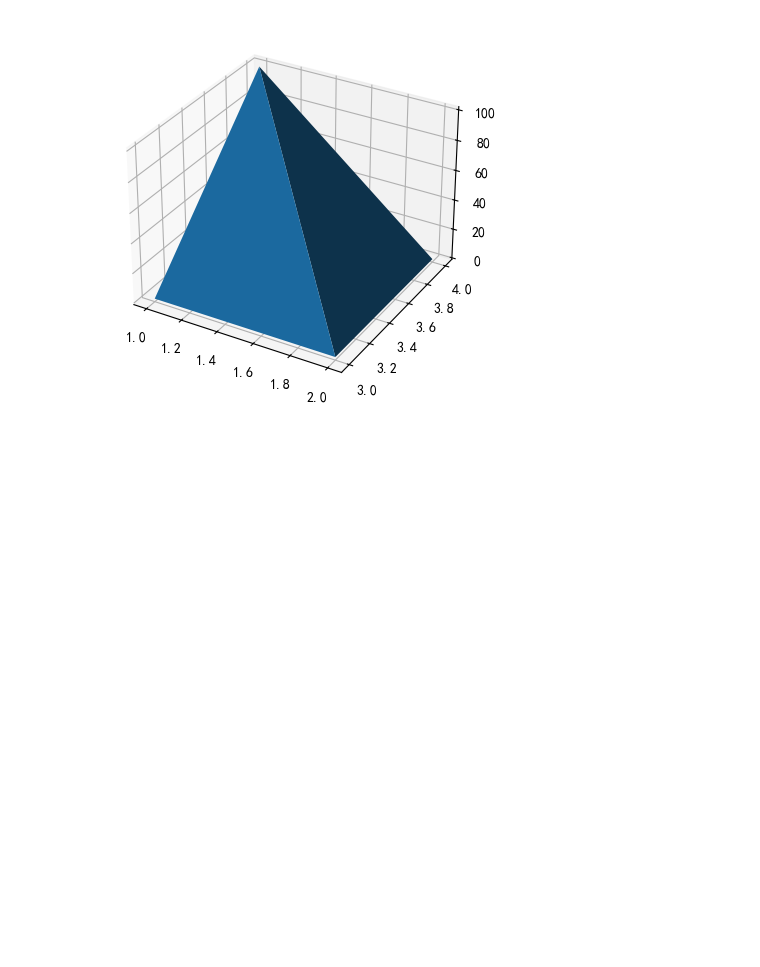
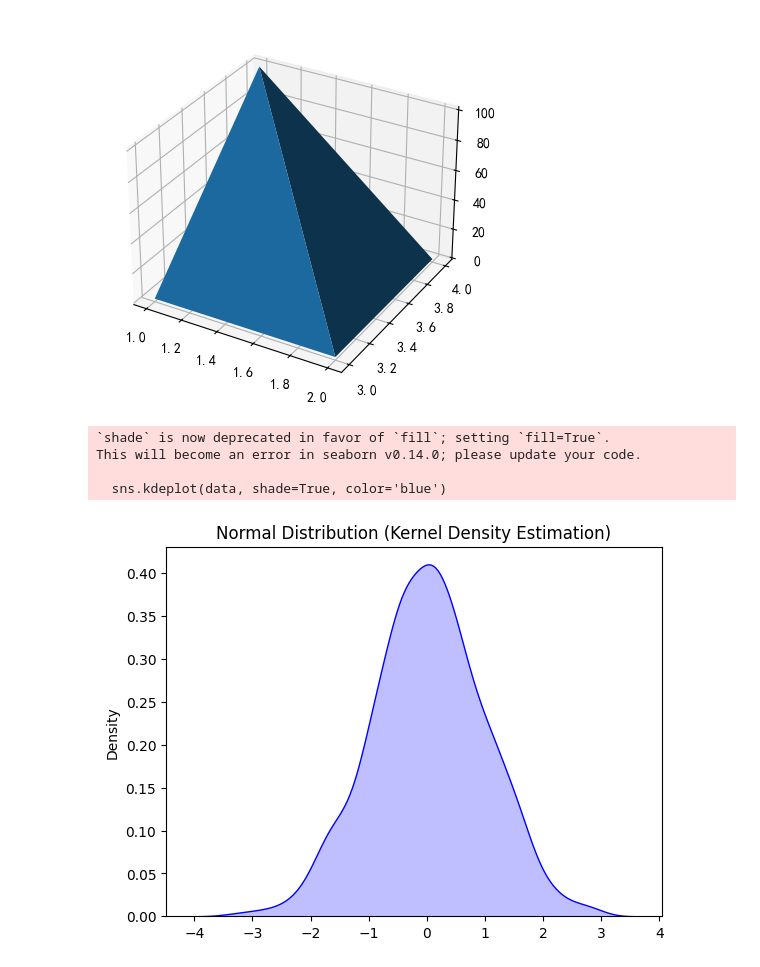
Before and after one commit to yiwangMYF/pythonLearn, a Jupyter notebook: ai/matplotlib_数据可视化.ipynb, the cells around one changed output. Drawn from its saved outputs; the diff is of its cells as text; code cells hidden in the pictures; blank space fills up the shorter version.

```diff
--- a/ai/matplotlib_数据可视化.ipynb
+++ b/ai/matplotlib_数据可视化.ipynb
@@ -115,3 +115,25 @@ ax.plot_trisurf(X, Y, Z)
 plt.show()
 # %% [output]
 [figure]
+# %%
+import seaborn as sns
+import numpy as np
+import matplotlib.pyplot as plt
+
+# 生成数据
+data = np.random.normal(loc=0, scale=1, size=1000)
+
+# 使用seaborn绘制正态分布的密度图
+sns.kdeplot(data, shade=True, color='blue')
+
+# 添加标题
+plt.title("Normal Distribution (Kernel Density Estimation)")
+
+# 显示图形
+plt.show()
+# %% [output]
+`shade` is now deprecated in favor of `fill`; setting `fill=True`.
+This will become an error in seaborn v0.14.0; please update your code.
+
+  sns.kdeplot(data, shade=True, color='blue')
+[figure, added]
```
Also changed, not shown: parts of 2 cells of this notebook, 7 other files.
